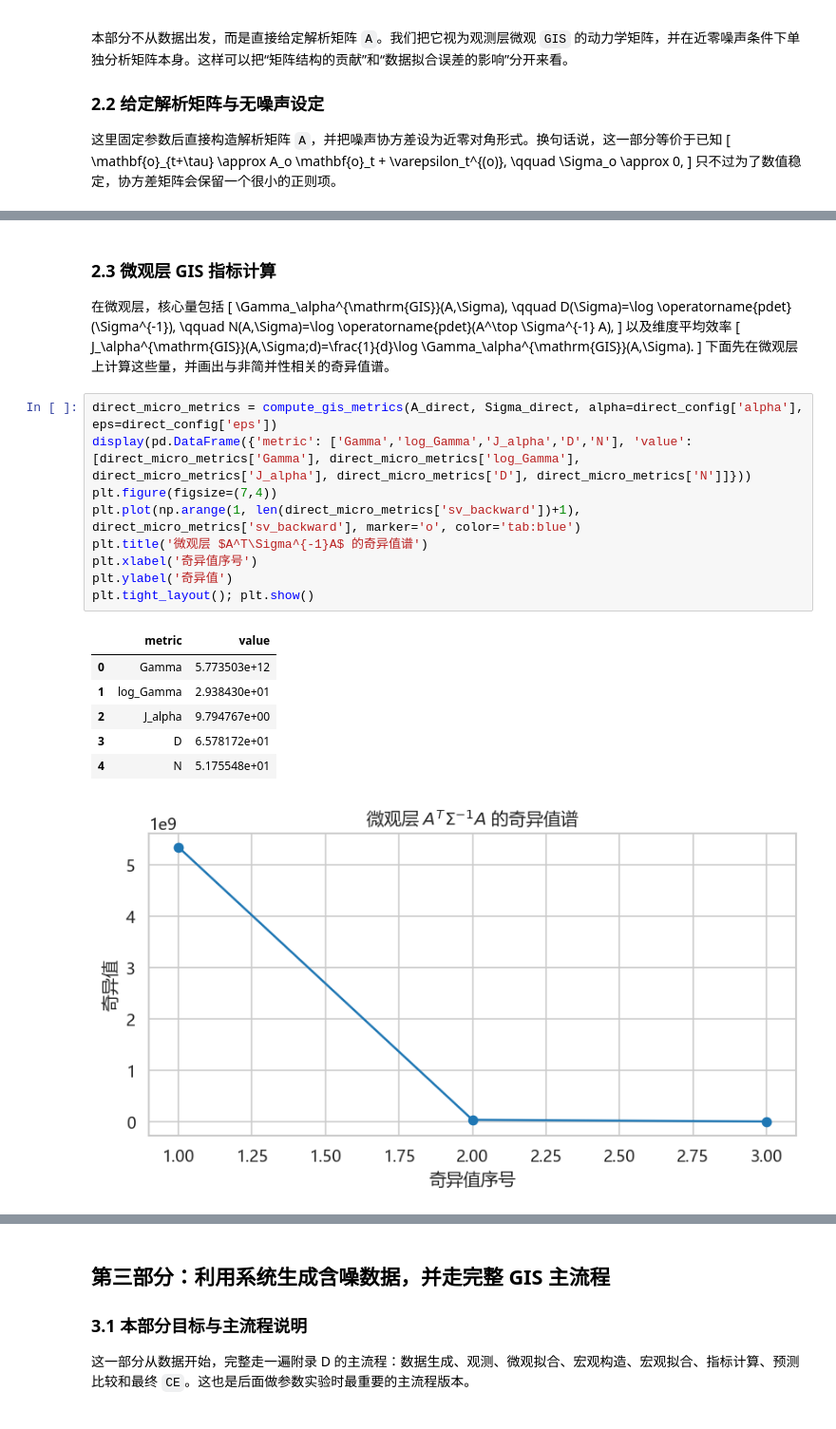
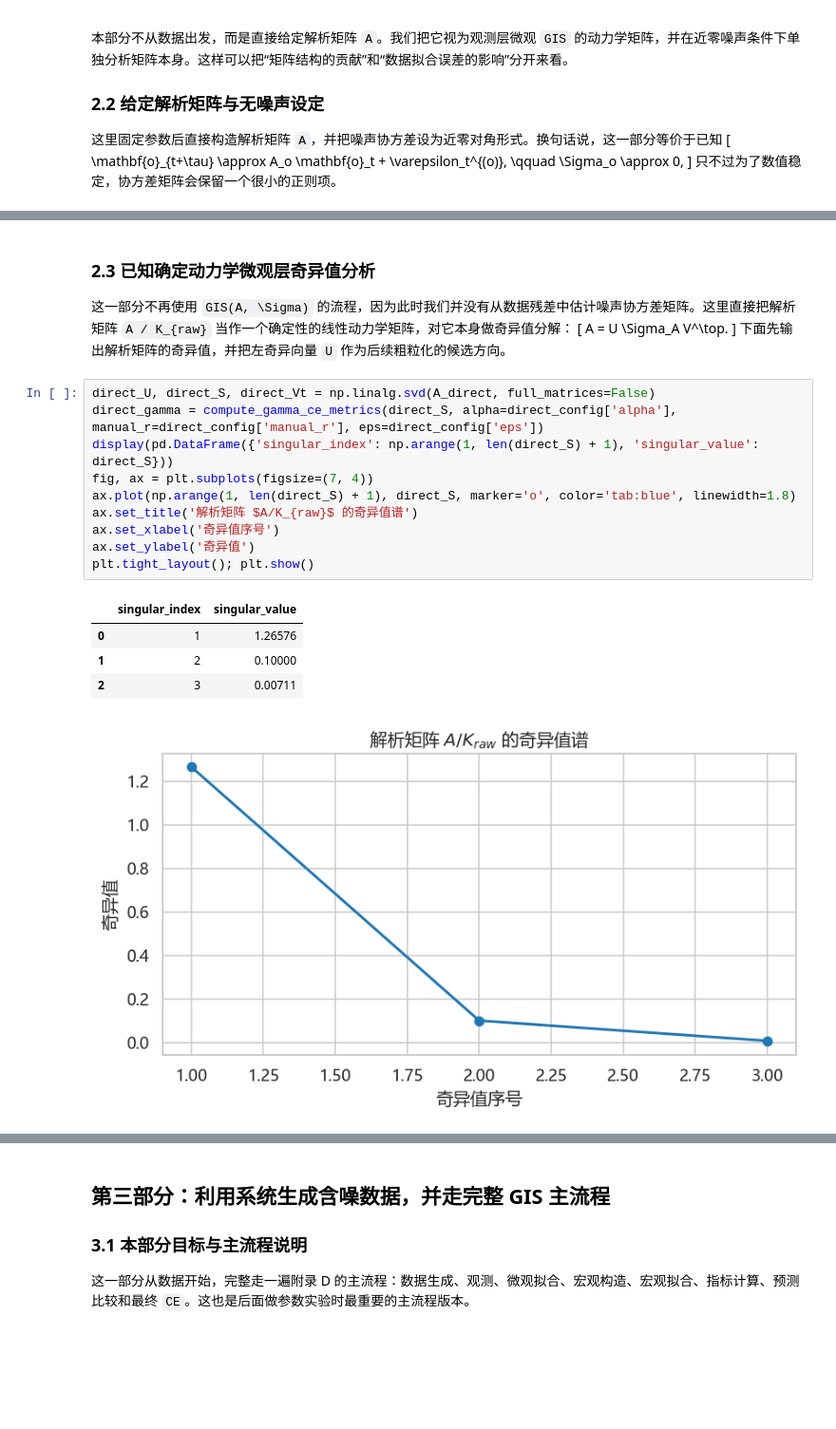
Before and after one commit to Matthew-ymz/pykoop, a Jupyter notebook: exp/analysitic_exp/exp_ana_gis.ipynb, the cells around one changed output, grey strips where cells are left out. Shown at 95% size. Saved outputs shown, nothing was run; the diff lists cells and outputs as text; blank space fills up the shorter version.

```diff
--- a/exp/analysitic_exp/exp_ana_gis.ipynb
+++ b/exp/analysitic_exp/exp_ana_gis.ipynb
@@ -220,36 +243,27 @@ plot_matrix_heatmap(A_direct, '解析矩阵 A（观测层微观矩阵）', row_l
 # %% [output]
 [figure]
 # %% [markdown]
-### 2.3 微观层 GIS 指标计算
-在微观层，核心量包括
+### 2.3 已知确定动力学微观层奇异值分析
+这一部分不再使用 `GIS(A, \Sigma)` 的流程，因为此时我们并没有从数据残差中估计噪声协方差矩阵。这里直接把解析矩阵 `A / K_{raw}` 当作一个确定性的线性动力学矩阵，对它本身做奇异值分解：
 \[
-\Gamma_\alpha^{\mathrm{GIS}}(A,\Sigma),
-\qquad
-D(\Sigma)=\log \operatorname{pdet}(\Sigma^{-1}),
-\qquad
-N(A,\Sigma)=\log \operatorname{pdet}(A^\top \Sigma^{-1} A),
+A = U \Sigma_A V^\top.
 \]
-以及维度平均效率
-\[
-J_\alpha^{\mathrm{GIS}}(A,\Sigma;d)=\frac{1}{d}\log \Gamma_\alpha^{\mathrm{GIS}}(A,\Sigma).
-\]
-下面先在微观层上计算这些量，并画出与非简并性相关的奇异值谱。
+下面先输出解析矩阵的奇异值，并把左奇异向量 `U` 作为后续粗粒化的候选方向。
 # %%
-direct_micro_metrics = compute_gis_metrics(A_direct, Sigma_direct, alpha=direct_config['alpha'], eps=direct_config['eps'])
-display(pd.DataFrame({'metric': ['Gamma','log_Gamma','J_alpha','D','N'], 'value': [direct_micro_metrics['Gamma'], direct_micro_metrics['log_Gamma'], direct_micro_metrics['J_alpha'], direct_micro_metrics['D'], direct_micro_metrics['N']]}))
-plt.figure(figsize=(7,4))
-plt.plot(np.arange(1, len(direct_micro_metrics['sv_backward'])+1), direct_micro_metrics['sv_backward'], marker='o', color='tab:blue')
-plt.title('微观层 $A^T\Sigma^{-1}A$ 的奇异值谱')
-plt.xlabel('奇异值序号')
-plt.ylabel('奇异值')
+direct_U, direct_S, direct_Vt = np.linalg.svd(A_direct, full_matrices=False)
+direct_gamma = compute_gamma_ce_metrics(direct_S, alpha=direct_config['alpha'], manual_r=direct_config['manual_r'], eps=direct_config['eps'])
+display(pd.DataFrame({'singular_index': np.arange(1, len(direct_S) + 1), 'singular_value': direct_S}))
+fig, ax = plt.subplots(figsize=(7, 4))
+ax.plot(np.arange(1, len(direct_S) + 1), direct_S, marker='o', color='tab:blue', linewidth=1.8)
+ax.set_title('解析矩阵 $A/K_{raw}$ 的奇异值谱')
+ax.set_xlabel('奇异值序号')
+ax.set_ylabel('奇异值')
 plt.tight_layout(); plt.show()
 # %% [output]
-|  | metric | value |
-| 0 | Gamma | 5.773503e+12 |
-| 1 | log_Gamma | 2.938430e+01 |
-| 2 | J_alpha | 9.794767e+00 |
-| 3 | D | 6.578172e+01 |
-| 4 | N | 5.175548e+01 |
+|  | singular_index | singular_value |
+| 0 | 1 | 1.26576 |
+| 1 | 2 | 0.10000 |
+| 2 | 3 | 0.00711 |
-[figure, old version]
+[figure, new version]
 # %% [markdown]
 ### 2.4 宏观维度选择与粗粒化矩阵构造
```
Also changed, not shown: parts of 30 cells of this notebook, 6 other files.
